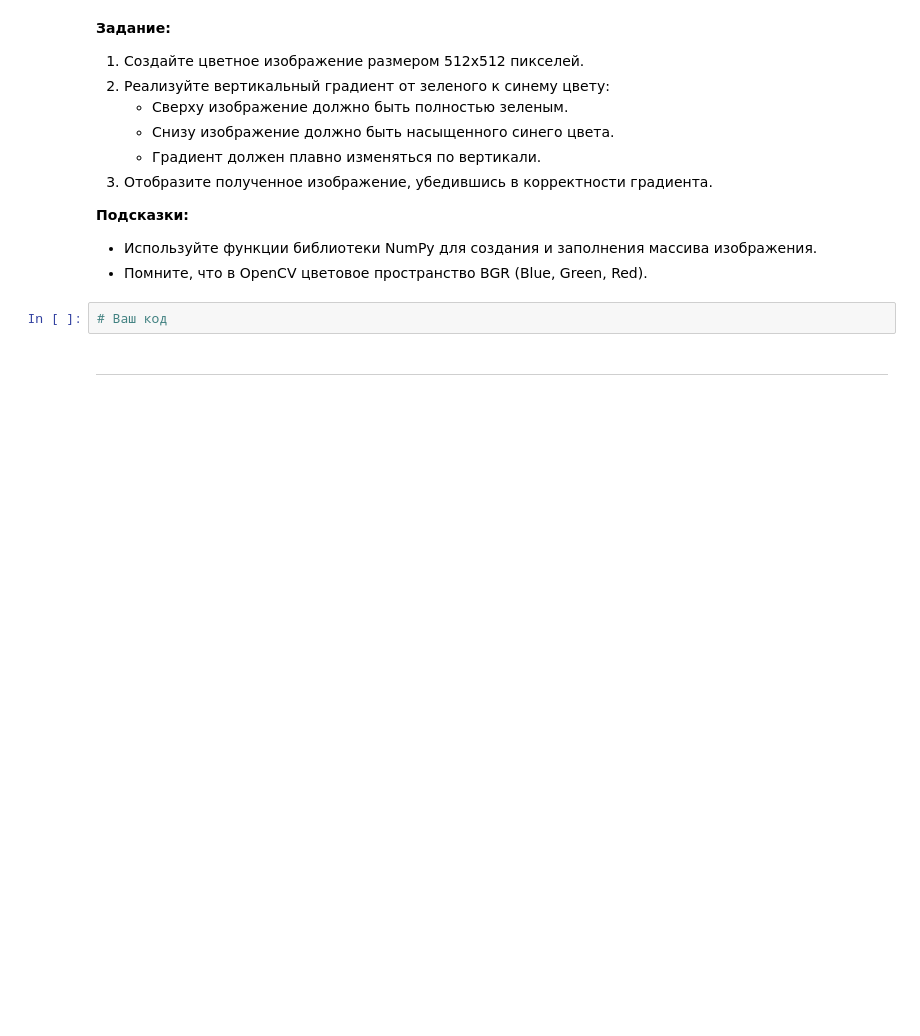
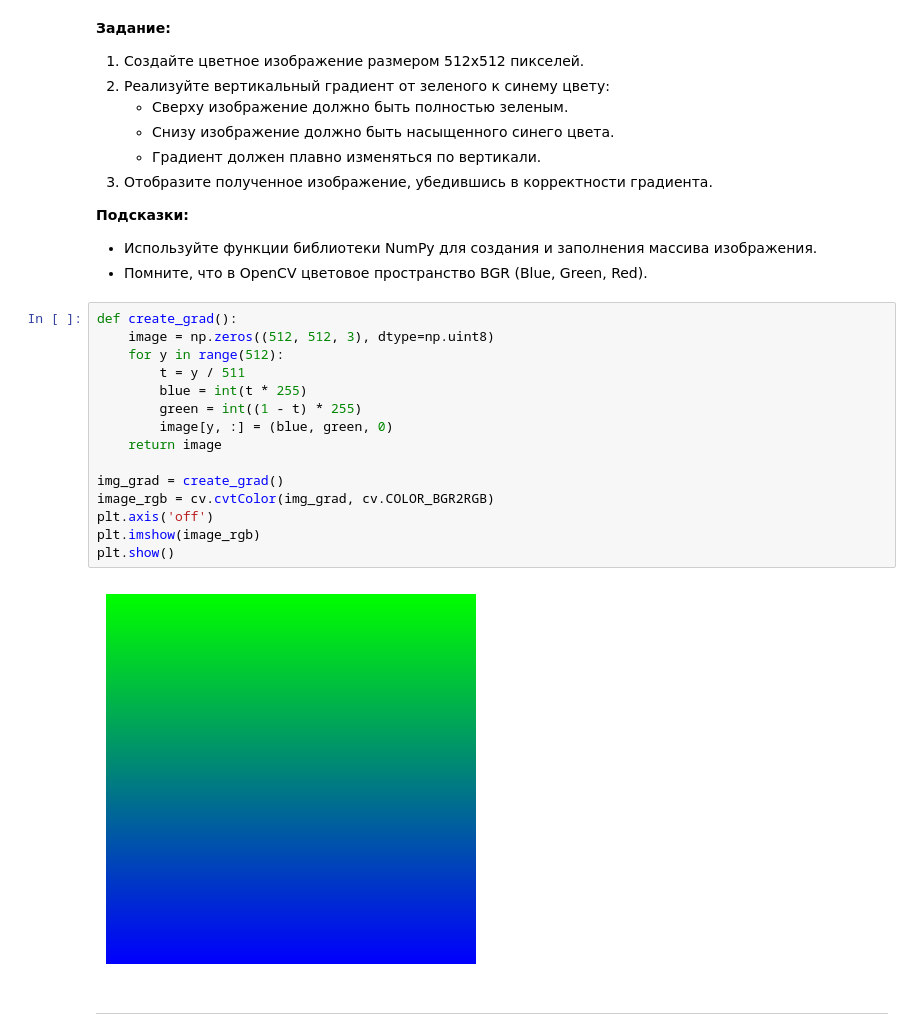
Before and after one commit to Calrission/MIIGAIK-Image-Processing, a Jupyter notebook: Практическая_работа_№4_Основные_методы_OpenCV_Часть_№2.ipynb, the cells around one changed output. Drawn from its saved outputs; the diff is of its cells as text; blank space fills up the shorter version.

```diff
--- a/Практическая_работа_№4_Основные_методы_OpenCV_Часть_№2.ipynb
+++ b/Практическая_работа_№4_Основные_методы_OpenCV_Часть_№2.ipynb
@@ -31,8 +49,23 @@
 
 - Используйте функции библиотеки NumPy для создания и заполнения массива изображения.
 - Помните, что в OpenCV цветовое пространство BGR (Blue, Green, Red).
-# %%
-# Ваш код
+# %%
+def create_grad():
+    image = np.zeros((512, 512, 3), dtype=np.uint8)
+    for y in range(512):
+        t = y / 511
+        blue = int(t * 255)
+        green = int((1 - t) * 255)
+        image[y, :] = (blue, green, 0)
+    return image
+
+img_grad = create_grad()
+image_rgb = cv.cvtColor(img_grad, cv.COLOR_BGR2RGB)
+plt.axis('off')
+plt.imshow(image_rgb)
+plt.show()
+# %% [output]
+[figure, added]
 # %% [markdown]
 ---
 # %% [markdown]
```
Also changed, not shown: parts of 61 cells of this notebook, 2 other files.
